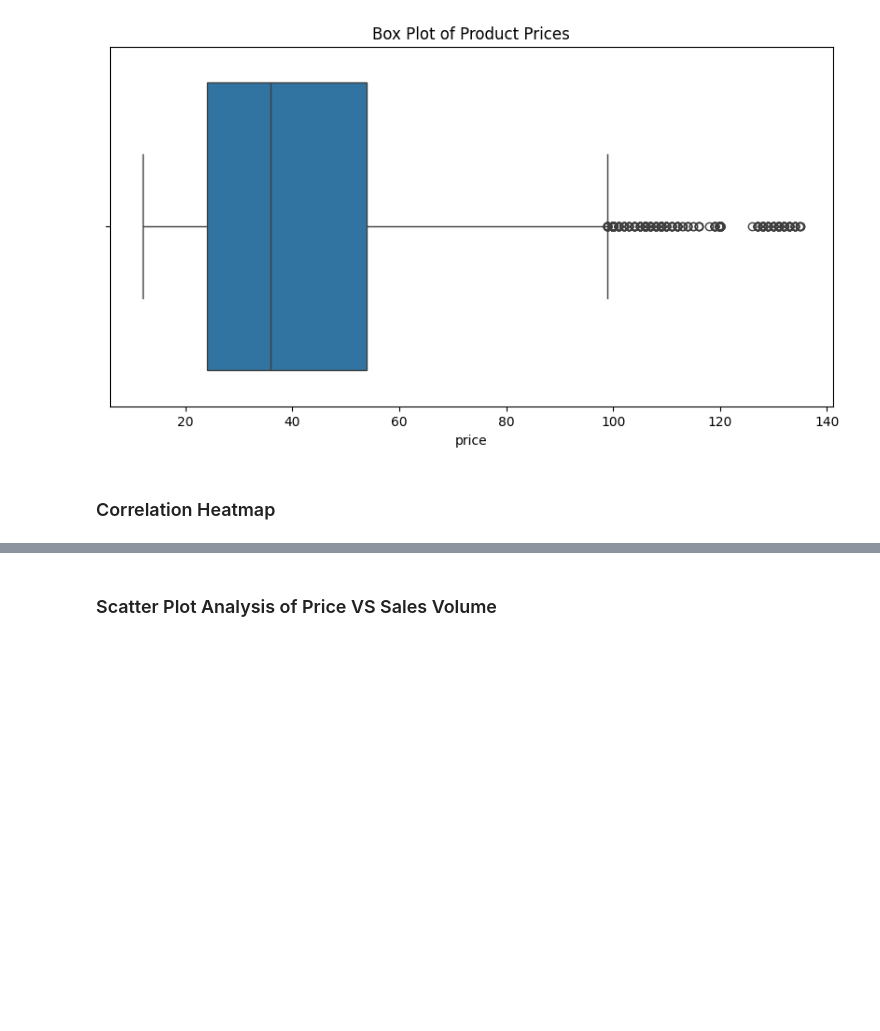
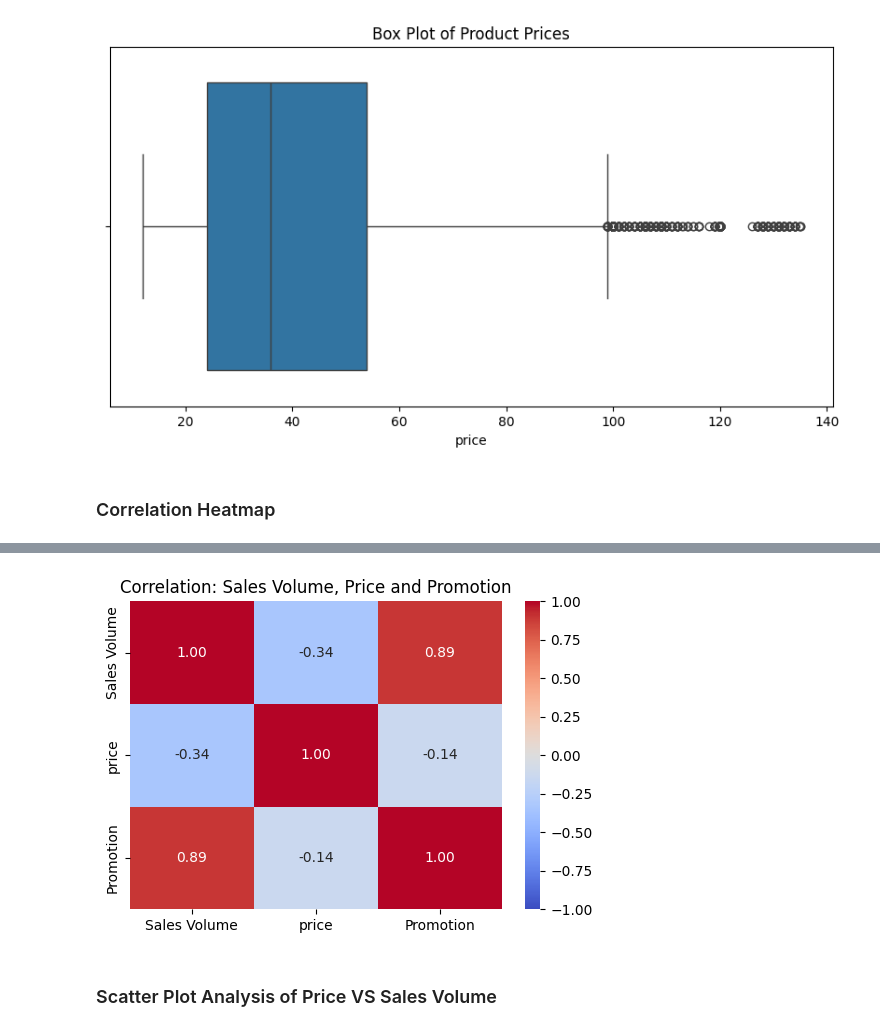
Before and after one commit to priyanshu70-prog/Zara-Sales-EDA, a Jupyter notebook: Zara_EDA.ipynb, the cells around one changed output, grey strips where cells are left out. Drawn from its saved outputs; the diff is of its cells as text; code cells hidden in the pictures; blank space fills up the shorter version.

```diff
--- a/Zara_EDA.ipynb
+++ b/Zara_EDA.ipynb
@@ -255,0 +228,3 @@ plt.show()
+# %%
+# Convert Promotion to numeric
+df['Promotion'] = df['Promotion'].map({'No': 0, 'Yes': 1})
@@ -256,3 +240,26 @@ plt.show()
+# %%
+# Select required columns
+corr_df = df[['Sales Volume', 'price', 'Promotion']]
+
+# Create correlation matrix
+corr_matrix = corr_df.corr()
+
+# Plot heatmap
+plt.figure(figsize=(6, 4))
+
+sns.heatmap(
+    corr_matrix,
+    annot=True,
+    cmap='coolwarm',
+    fmt='.2f',
+    vmin=-1,
+    vmax=1
+)
+
+plt.title('Correlation: Sales Volume, Price and Promotion')
+plt.show()
+# %% [output]
+[figure, added]
 # %% [markdown]
 ### Scatter Plot Analysis of Price  VS  Sales Volume
 # %%
```
Also changed, not shown: parts of 3 cells of this notebook.
